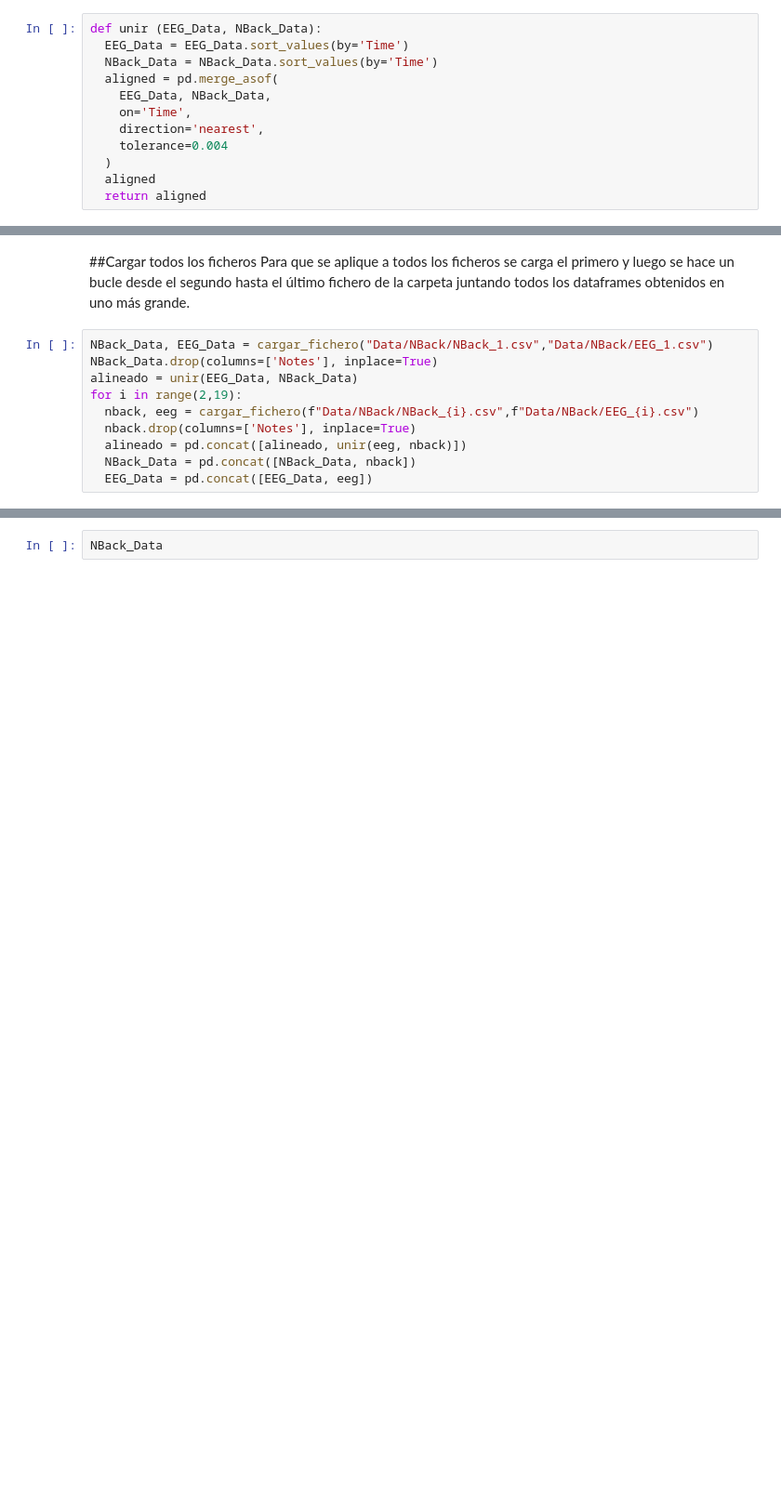
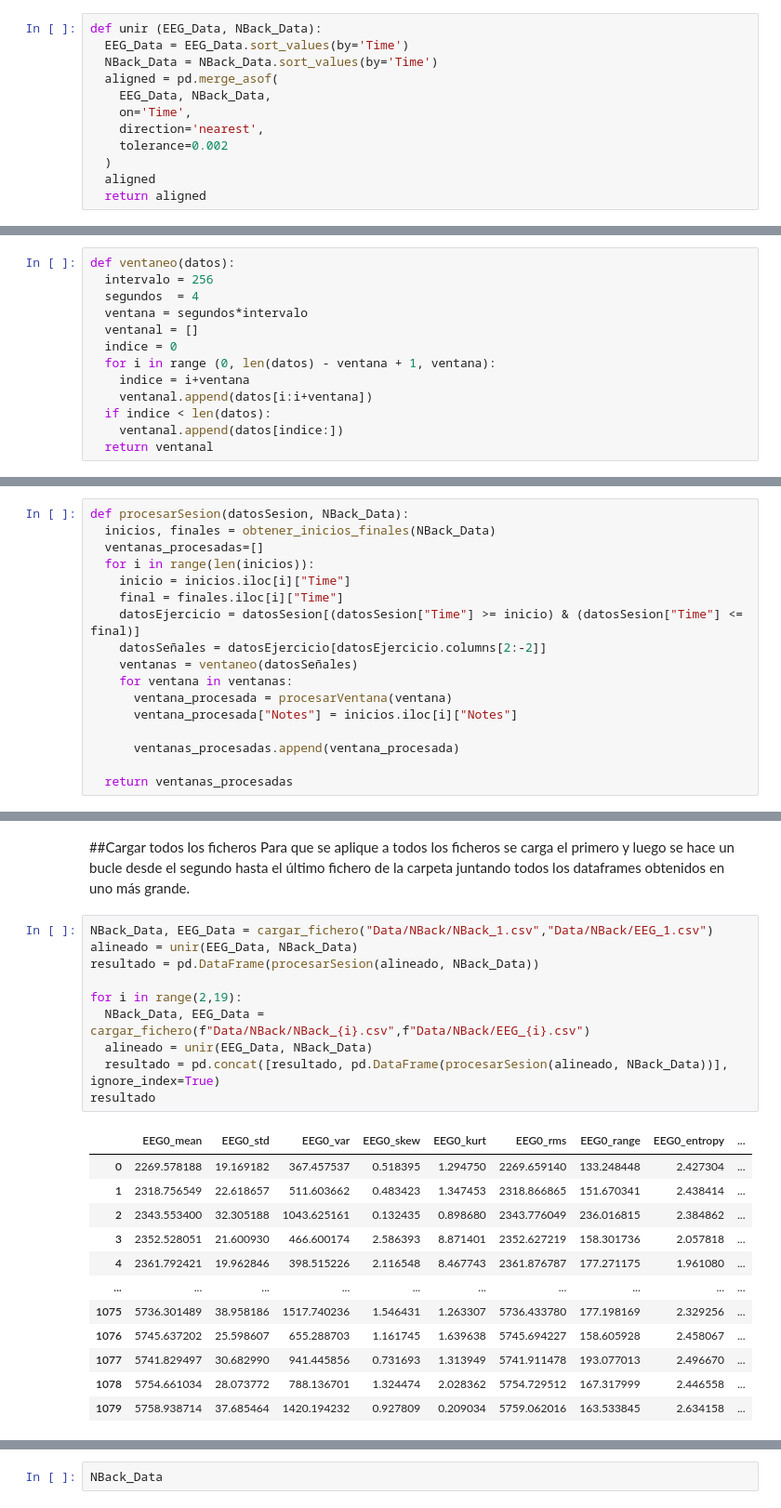
Before and after one commit to loleandote22/PruebasAprendizaje, a Jupyter notebook: Ejercicio.ipynb, the cells around one changed output, grey strips where cells are left out. Shown at 93% size. Cells and saved outputs as stored; diff of their text form; blank space fills up the shorter version.

Commit message:
Datos procesados

```diff
--- a/Ejercicio.ipynb
+++ b/Ejercicio.ipynb
@@ -76,7 +78,7 @@ def unir (EEG_Data, NBack_Data):
     EEG_Data, NBack_Data,
     on='Time',
     direction='nearest',
-    tolerance=0.004
+    tolerance=0.002
   )
   aligned
   return aligned
@@ -82,0 +89,13 @@ def unir (EEG_Data, NBack_Data):
+# %%
+def ventaneo(datos):
+  intervalo = 256
+  segundos  = 4
+  ventana = segundos*intervalo
+  ventanal = []
+  indice = 0
+  for i in range (0, len(datos) - ventana + 1, ventana):
+    indice = i+ventana
+    ventanal.append(datos[i:i+ventana])
+  if indice < len(datos):
+    ventanal.append(datos[indice:])
+  return ventanal
@@ -82,0 +140,17 @@ def unir (EEG_Data, NBack_Data):
+# %%
+def procesarSesion(datosSesion, NBack_Data):
+  inicios, finales = obtener_inicios_finales(NBack_Data)
+  ventanas_procesadas=[]
+  for i in range(len(inicios)):
+    inicio = inicios.iloc[i]["Time"]
+    final = finales.iloc[i]["Time"]
+    datosEjercicio = datosSesion[(datosSesion["Time"] >= inicio) & (datosSesion["Time"] <= final)]
+    datosSeñales = datosEjercicio[datosEjercicio.columns[2:-2]]
+    ventanas = ventaneo(datosSeñales)
+    for ventana in ventanas:
+      ventana_procesada = procesarVentana(ventana)
+      ventana_procesada["Notes"] = inicios.iloc[i]["Notes"]
+
+      ventanas_procesadas.append(ventana_procesada)
+
+  return ventanas_procesadas
@@ -85,11 +161,24 @@ def unir (EEG_Data, NBack_Data):
 Para que se aplique a todos los ficheros se carga el primero  y luego se hace un bucle desde el segundo hasta el último fichero de la carpeta juntando todos los dataframes obtenidos en uno más grande.
 # %%
 NBack_Data, EEG_Data = cargar_fichero("Data/NBack/NBack_1.csv","Data/NBack/EEG_1.csv")
-NBack_Data.drop(columns=['Notes'], inplace=True)
 alineado = unir(EEG_Data, NBack_Data)
+resultado = pd.DataFrame(procesarSesion(alineado, NBack_Data))
+
 for i in range(2,19):
-  nback, eeg = cargar_fichero(f"Data/NBack/NBack_{i}.csv",f"Data/NBack/EEG_{i}.csv")
-  nback.drop(columns=['Notes'], inplace=True)
-  alineado = pd.concat([alineado, unir(eeg, nback)])
-  NBack_Data = pd.concat([NBack_Data, nback])
-  EEG_Data = pd.concat([EEG_Data, eeg])
+  NBack_Data, EEG_Data = cargar_fichero(f"Data/NBack/NBack_{i}.csv",f"Data/NBack/EEG_{i}.csv")
+  alineado = unir(EEG_Data, NBack_Data)
+  resultado = pd.concat([resultado, pd.DataFrame(procesarSesion(alineado, NBack_Data))], ignore_index=True)
+resultado
+# %% [output]
+|  | EEG0_mean | EEG0_std | EEG0_var | EEG0_skew | EEG0_kurt | EEG0_rms | EEG0_range | EEG0_entropy | ... |
+| 0 | 2269.578188 | 19.169182 | 367.457537 | 0.518395 | 1.294750 | 2269.659140 | 133.248448 | 2.427304 | ... |
+| 1 | 2318.756549 | 22.618657 | 511.603662 | 0.483423 | 1.347453 | 2318.866865 | 151.670341 | 2.438414 | ... |
+| 2 | 2343.553400 | 32.305188 | 1043.625161 | 0.132435 | 0.898680 | 2343.776049 | 236.016815 | 2.384862 | ... |
+| 3 | 2352.528051 | 21.600930 | 466.600174 | 2.586393 | 8.871401 | 2352.627219 | 158.301736 | 2.057818 | ... |
+| 4 | 2361.792421 | 19.962846 | 398.515226 | 2.116548 | 8.467743 | 2361.876787 | 177.271175 | 1.961080 | ... |
+| ... | ... | ... | ... | ... | ... | ... | ... | ... | ... |
+| 1075 | 5736.301489 | 38.958186 | 1517.740236 | 1.546431 | 1.263307 | 5736.433780 | 177.198169 | 2.329256 | ... |
+| 1076 | 5745.637202 | 25.598607 | 655.288703 | 1.161745 | 1.639638 | 5745.694227 | 158.605928 | 2.458067 | ... |
+| 1077 | 5741.829497 | 30.682990 | 941.445856 | 0.731693 | 1.313949 | 5741.911478 | 193.077013 | 2.496670 | ... |
+| 1078 | 5754.661034 | 28.073772 | 788.136701 | 1.324474 | 2.028362 | 5754.729512 | 167.317999 | 2.446558 | ... |
+| 1079 | 5758.938714 | 37.685464 | 1420.194232 | 0.927809 | 0.209034 | 5759.062016 | 163.533845 | 2.634158 | ... |
```
Also changed, not shown: parts of 9 cells of this notebook.
